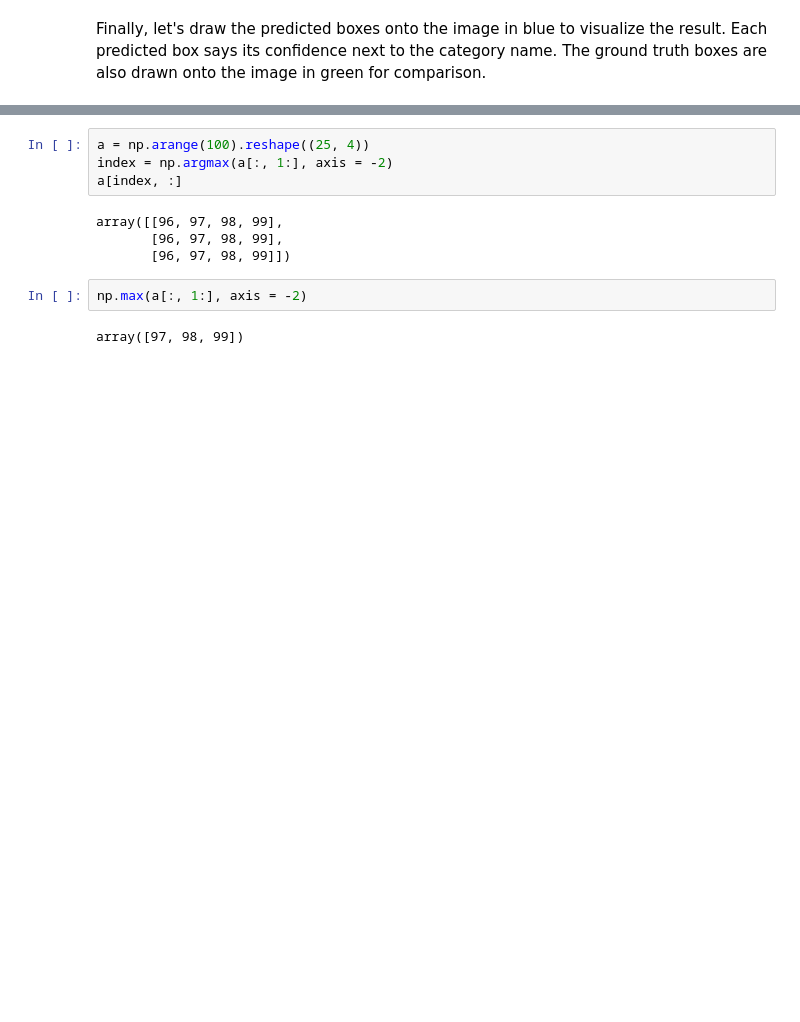
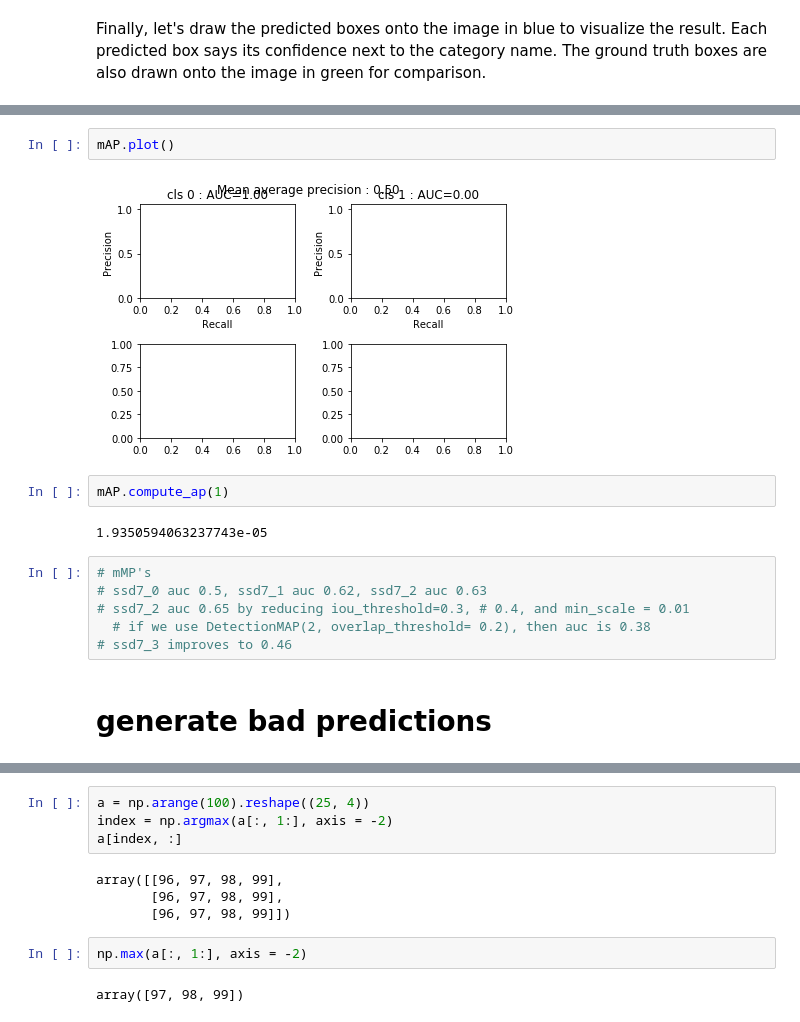
Before and after one commit to dongwang218/ssd_keras, a Jupyter notebook: train_corrections.ipynb, the cells around one changed output, grey strips where cells are left out. Saved outputs shown, nothing was run; the diff lists cells and outputs as text; blank space fills up the shorter version.

```diff
--- a/train_corrections.ipynb
+++ b/train_corrections.ipynb
@@ -710,0 +953,16 @@ array([[ 0.34186149,  0.34302101,  0.32117021, ...,  0.28765649,
+# %%
+mAP.plot()
+# %% [output]
+[figure, added]
+# %%
+mAP.compute_ap(1)
+# %% [output]
+1.9350594063237743e-05
+# %%
+# mMP's
+# ssd7_0 auc 0.5, ssd7_1 auc 0.62, ssd7_2 auc 0.63
+# ssd7_2 auc 0.65 by reducing iou_threshold=0.3, # 0.4, and min_scale = 0.01
+  # if we use DetectionMAP(2, overlap_threshold= 0.2), then auc is 0.38
+# ssd7_3 improves to 0.46
+# %% [markdown]
+# generate bad predictions
```
Also changed, not shown: parts of 21 cells of this notebook.
